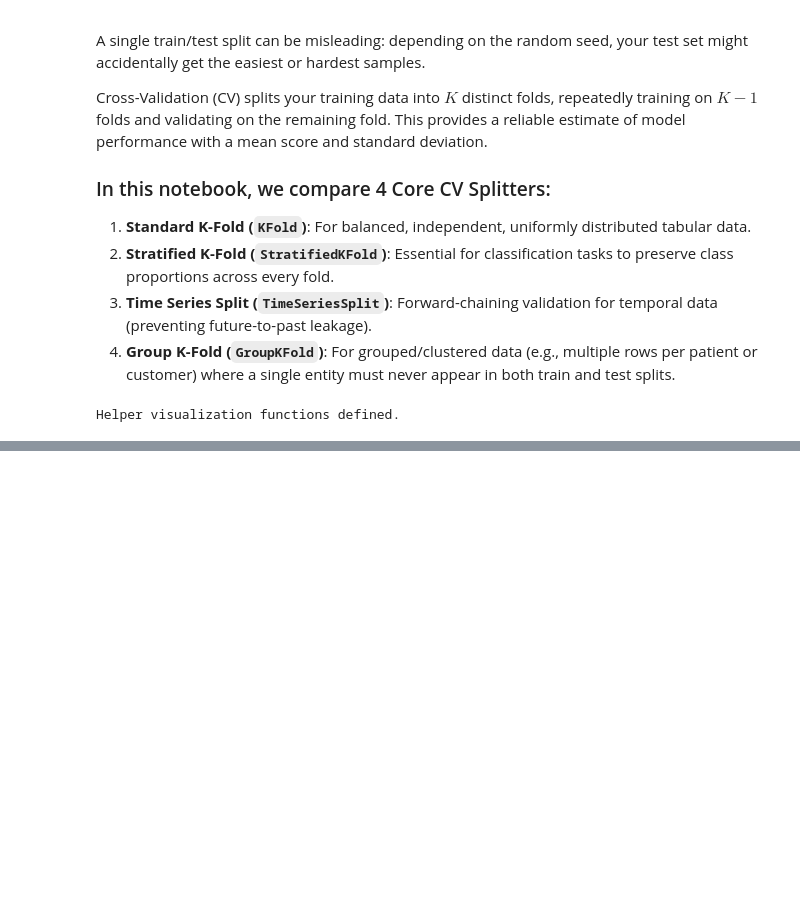
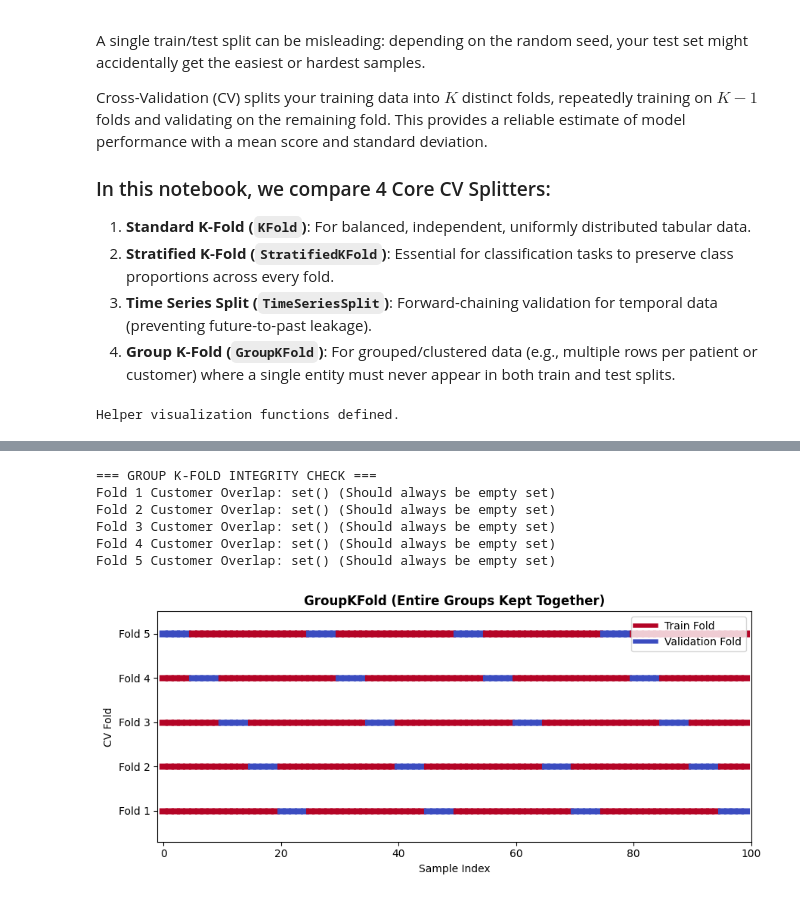
Before and after one commit to DEVANSHU-KALI/machine_leaning_course, a Jupyter notebook: data_preprocessing/7) model_evaluation/1) cross_validation_strategies/code.ipynb, the cells around one changed output, grey strips where cells are left out. Cells and saved outputs as stored; diff of their text form; code cells hidden in the pictures; blank space fills up the shorter version.

```diff
--- a/data_preprocessing/7) model_evaluation/1) cross_validation_strategies/code.ipynb
+++ b/data_preprocessing/7) model_evaluation/1) cross_validation_strategies/code.ipynb
@@ -72,0 +154,27 @@ Helper visualization functions defined.
+# %%
+# Simulating grouped customer data: 20 unique customers with 5 rows each (100 total rows)
+n_records = 100
+customer_groups = np.repeat(np.arange(1, 21), 5)  # Customer IDs 1 through 20
+
+X_grouped = np.random.randn(n_records, 2)
+y_grouped = np.random.randint(0, 2, size=n_records)
+
+gkf = GroupKFold(n_splits=5)
+
+print("=== GROUP K-FOLD INTEGRITY CHECK ===")
+for fold_idx, (train_idx, val_idx) in enumerate(gkf.split(X_grouped, y_grouped, groups=customer_groups)):
+    train_customers = set(customer_groups[train_idx])
+    val_customers = set(customer_groups[val_idx])
+    overlap = train_customers.intersection(val_customers)
+    print(f"Fold {fold_idx+1} Customer Overlap: {overlap} (Should always be empty set)")
+
+# Visualizing GroupKFold
+plot_cv_indices(gkf, X_grouped, y_grouped, groups=customer_groups, title="GroupKFold (Entire Groups Kept Together)")
+# %% [output]
+=== GROUP K-FOLD INTEGRITY CHECK ===
+Fold 1 Customer Overlap: set() (Should always be empty set)
+Fold 2 Customer Overlap: set() (Should always be empty set)
+Fold 3 Customer Overlap: set() (Should always be empty set)
+Fold 4 Customer Overlap: set() (Should always be empty set)
+Fold 5 Customer Overlap: set() (Should always be empty set)
+[figure, added]
```
Also changed, not shown: parts of 11 cells of this notebook, 1 other file.
